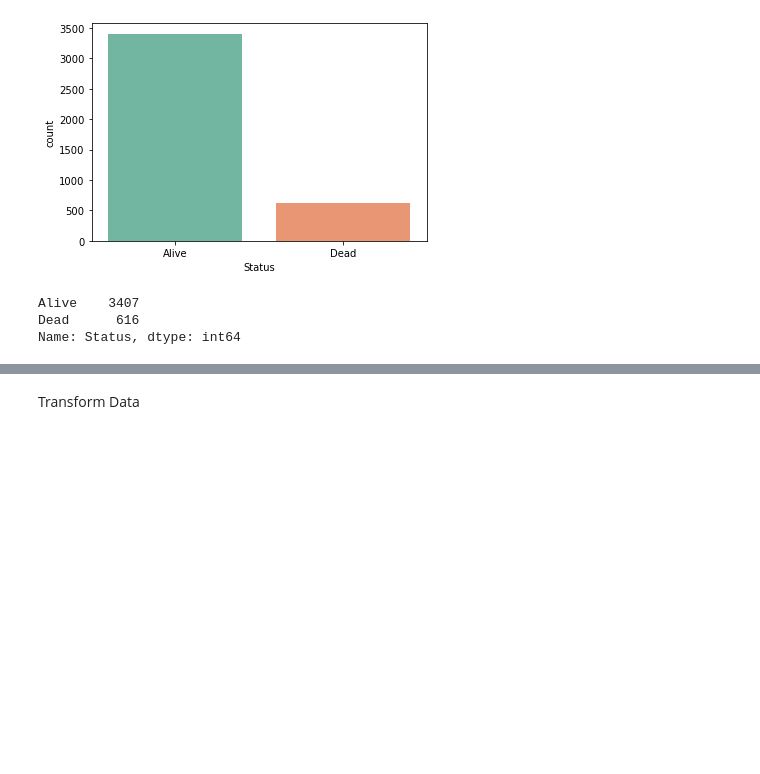
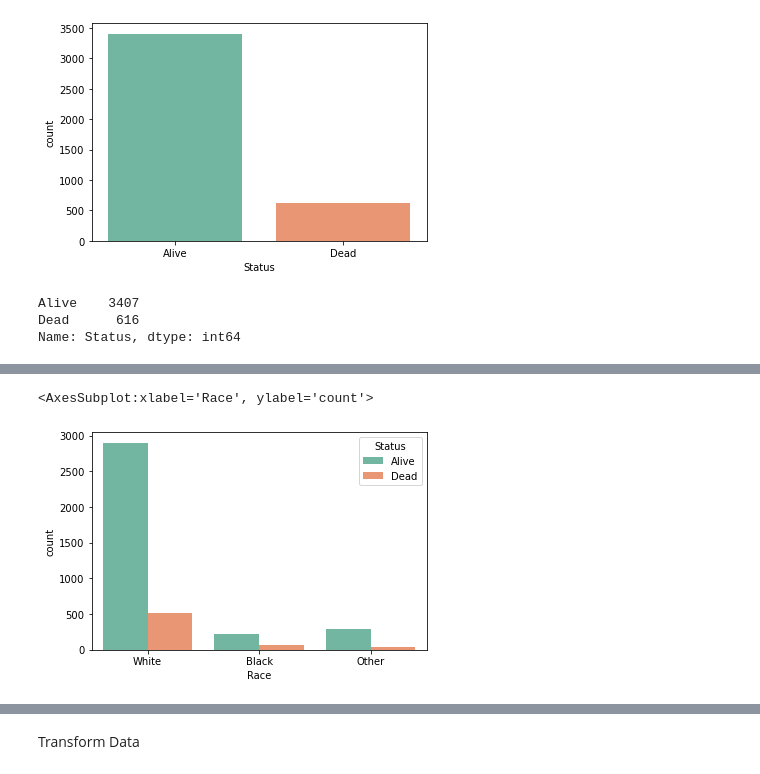
Before and after one commit to IsraaMohamedGaber/Breast-Cancer-Detection, a Jupyter notebook: Breast_Cancer.ipynb, the cells around one changed output, grey strips where cells are left out. Cells and saved outputs as stored; diff of their text form; code cells hidden in the pictures; blank space fills up the shorter version.

```diff
--- a/Breast_Cancer.ipynb
+++ b/Breast_Cancer.ipynb
@@ -145,0 +154,5 @@ Name: Status, dtype: int64
+# %%
+sns.countplot(x='Race', hue='Status', data=data, palette='Set2')
+# %% [output]
+<AxesSubplot:xlabel='Race', ylabel='count'>
+[figure, added]
```
Also changed, not shown: parts of 18 cells of this notebook.
